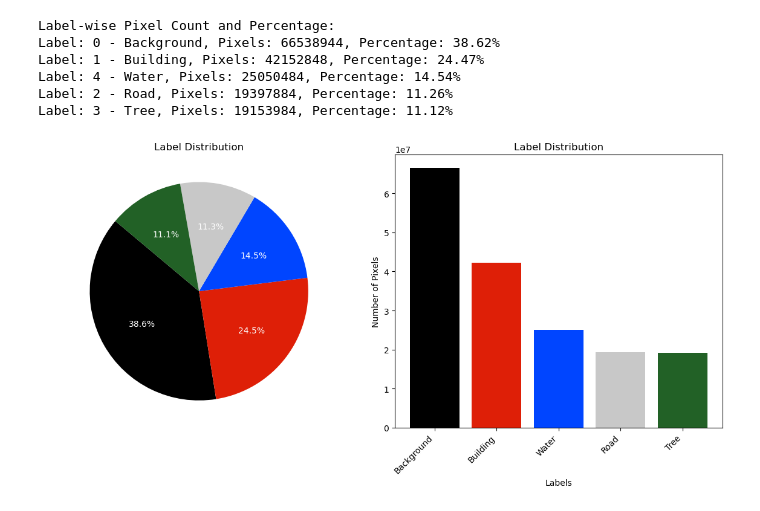
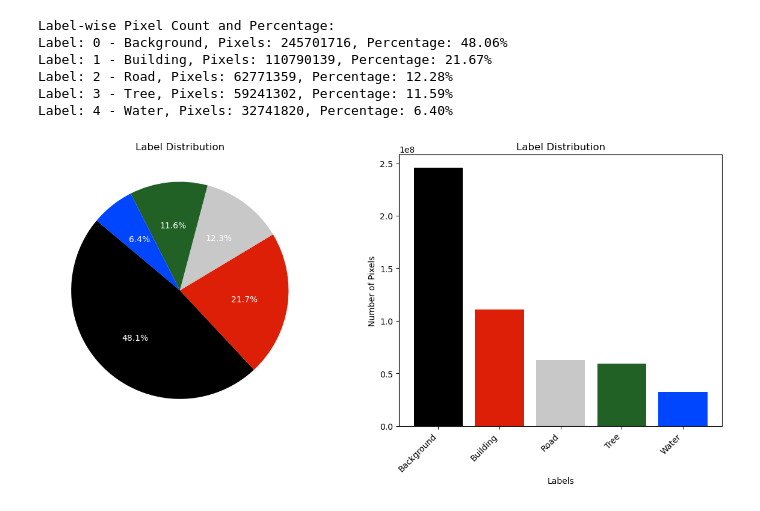
Before and after one commit to GeniusVenus/BachelorThesis, a Jupyter notebook: notebooks/data_exploration.ipynb, the cells around one changed output. Drawn from its saved outputs; the diff is of its cells as text; code cells hidden in the pictures.

```diff
--- a/notebooks/data_exploration.ipynb
+++ b/notebooks/data_exploration.ipynb
@@ -12,13 +12,13 @@ from src.utils.visualize import mask_to_color_image
 config = load_config('../configs/data/naver.yml')
 # %%
 # Extract values from config
-ROOT_DIR = config['dataset_path']['processed']
-TRAIN_PATH = os.path.join(ROOT_DIR, 'train')
-VAL_PATH = os.path.join(ROOT_DIR, 'val')
-TEST_PATH = os.path.join(ROOT_DIR, 'test')
+ROOT_DIR = config['data']['dataset_path']
+TRAIN_PATH = f"../{os.path.join(ROOT_DIR, 'train')}"
+VAL_PATH = f"../{os.path.join(ROOT_DIR, 'val')}"
+TEST_PATH = f"../{os.path.join(ROOT_DIR, 'test')}"
 
-color_map = config['color_map']
-label_names = config['label_names']
+color_map = config['data']['color_map']
+label_names = config['data']['labels']
 
 color_hex_map = { k: '#{:02x}{:02x}{:02x}'.format(*v) for k, v in color_map.items() }
 # %%
@@ -32,6 +32,10 @@ Test dataset size: 330
 # %%
 TRAIN_IMAGE_PATH = os.path.join(TRAIN_PATH, "images")
 TRAIN_LABEL_PATH = os.path.join(TRAIN_PATH, "labels")
+VAL_IMAGE_PATH = os.path.join(VAL_PATH, "images")
+VAL_LABEL_PATH = os.path.join(VAL_PATH, "labels")
+TEST_IMAGE_PATH = os.path.join(TEST_PATH, "images")
+TEST_LABEL_PATH = os.path.join(TEST_PATH, "labels")
 
 # 10 random train images with corresponding masks
 random_images = random.sample(os.listdir(TRAIN_IMAGE_PATH), 10)
@@ -63,6 +74,16 @@ label_counts = {}
 
 for subdir in os.listdir(os.path.join(TRAIN_PATH, "labels")):
     mask_path = os.path.join(TRAIN_LABEL_PATH, subdir)
+    mask = cv2.imread(mask_path, 0)
+    unique_labels, counts = np.unique(mask, return_counts=True)
+    for label, count in zip(unique_labels, counts):
+        if label in label_counts:
+            label_counts[label] += count
+        else:
+            label_counts[label] = count
+
+for subdir in os.listdir(os.path.join(VAL_PATH, "labels")):
+    mask_path = os.path.join(VAL_LABEL_PATH, subdir)
     mask = cv2.imread(mask_path, 0)
     unique_labels, counts = np.unique(mask, return_counts=True)
 
@@ -71,42 +92,54 @@ for subdir in os.listdir(os.path.join(TRAIN_PATH, "labels")):
             label_counts[label] += count
         else:
             label_counts[label] = count
+
+for subdir in os.listdir(os.path.join(TEST_PATH, "labels")):
+    mask_path = os.path.join(TEST_LABEL_PATH, subdir)
+    mask = cv2.imread(mask_path, 0)
+    unique_labels, counts = np.unique(mask, return_counts=True)
+
+    for label, count in zip(unique_labels, counts):
+        if label in label_counts:
+            label_counts[label] += count
+        else:
+            label_counts[label] = count
+
 
 df = pd.DataFrame(list(label_counts.items()), columns=['Label', 'Count'])
 
 df['Label Name'] = df['Label'].map(label_names)
 
 df['Color'] = df['Label'].map(color_hex_map)
 
 total_pixels = df['Count'].sum()
 
 df['Percentage'] = (df['Count'] / total_pixels) * 100
 
 df_sorted = df.sort_values(by='Count', ascending=False)
 
 print("Label-wise Pixel Count and Percentage:")
 for _, row in df_sorted.iterrows():
     print(f"Label: {next(key for key, value in label_names.items() if value == row['Label Name'])} - {row['Label Name']}, Pixels: {row['Count']}, Percentage: {row['Percentage']:.2f}%")
 
 plt.figure(figsize=(12, 6))
 
 plt.subplot(1, 2, 1)
 plt.pie(df_sorted['Count'], labels=df_sorted['Label Name'], colors=df_sorted['Color'], textprops={'color': 'white'},autopct='%1.1f%%', startangle=140)
 plt.title("Label Distribution")
 
 plt.subplot(1, 2, 2)
 plt.bar(df_sorted['Label Name'], df_sorted['Count'], color=df_sorted['Color'])
 plt.xlabel('Labels')
 plt.ylabel('Number of Pixels')
 plt.title("Label Distribution")
 plt.xticks(rotation=45, ha='right')
 plt.tight_layout()
 plt.show()
 # %% [output]
 Label-wise Pixel Count and Percentage:
-Label: 0 - Background, Pixels: 66538944, Percentage: 38.62%
-Label: 1 - Building, Pixels: 42152848, Percentage: 24.47%
-Label: 4 - Water, Pixels: 25050484, Percentage: 14.54%
-Label: 2 - Road, Pixels: 19397884, Percentage: 11.26%
-Label: 3 - Tree, Pixels: 19153984, Percentage: 11.12%
+Label: 0 - Background, Pixels: 245701716, Percentage: 48.06%
+Label: 1 - Building, Pixels: 110790139, Percentage: 21.67%
+Label: 2 - Road, Pixels: 62771359, Percentage: 12.28%
+Label: 3 - Tree, Pixels: 59241302, Percentage: 11.59%
+Label: 4 - Water, Pixels: 32741820, Percentage: 6.40%
-[figure, old version]
+[figure, new version]
```
Also changed, not shown: parts of 3 cells of this notebook, 24 other files.
